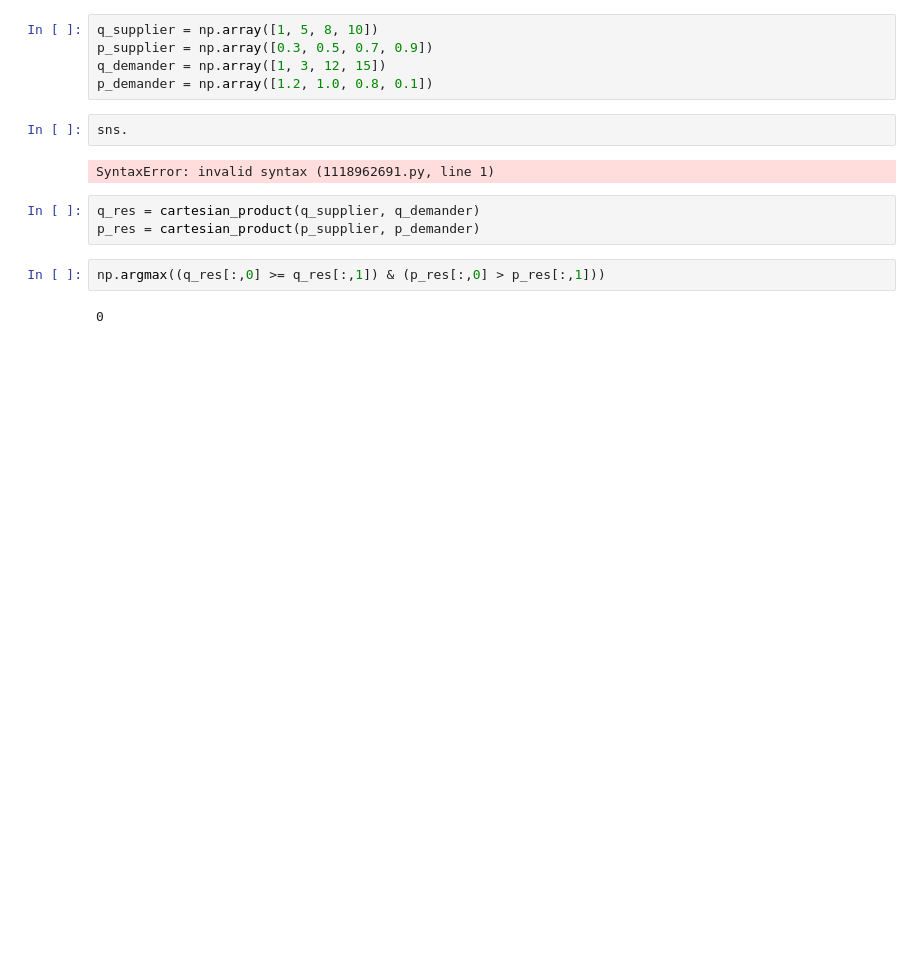
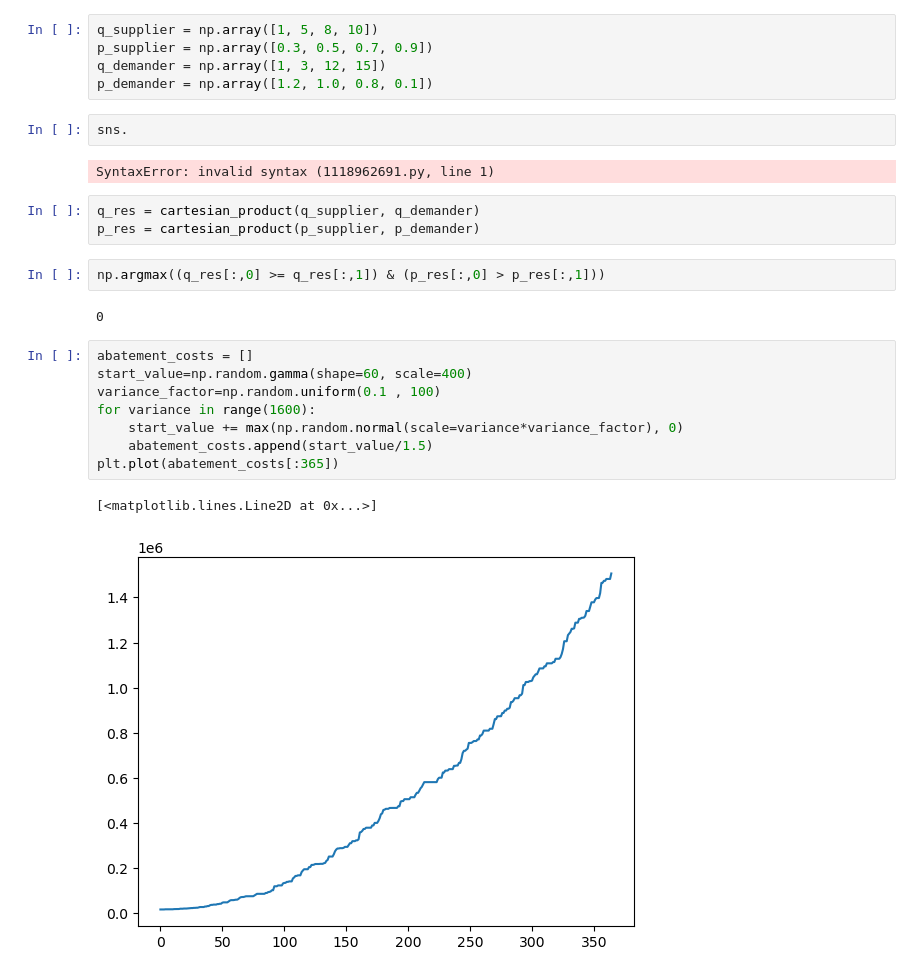
Before and after one commit to haberger/ModSimETS, a Jupyter notebook: modsim.ipynb, the cells around one changed output. Cells and saved outputs as stored; diff of their text form; blank space fills up the shorter version.

```diff
--- a/modsim.ipynb
+++ b/modsim.ipynb
@@ -417,3 +426,14 @@ p_res = cartesian_product(p_supplier, p_demander)
 np.argmax((q_res[:,0] >= q_res[:,1]) & (p_res[:,0] > p_res[:,1]))
 # %% [output]
 0
+# %%
+abatement_costs = []
+start_value=np.random.gamma(shape=60, scale=400)
+variance_factor=np.random.uniform(0.1 , 100)
+for variance in range(1600):
+    start_value += max(np.random.normal(scale=variance*variance_factor), 0)
+    abatement_costs.append(start_value/1.5)
+plt.plot(abatement_costs[:365])
+# %% [output]
+[<matplotlib.lines.Line2D at 0x...>]
+[figure, added]
```
Also changed, not shown: parts of 5 cells of this notebook, 1 other file.
